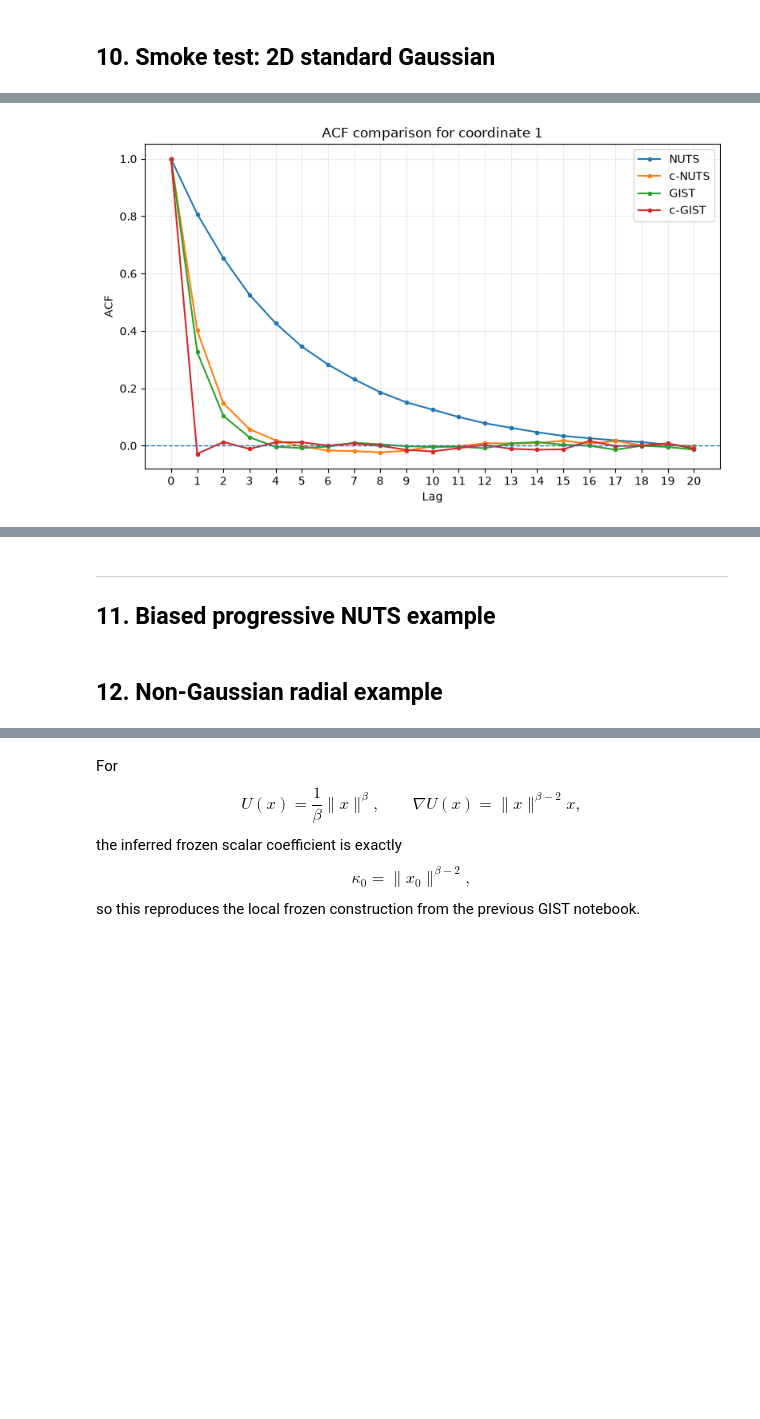
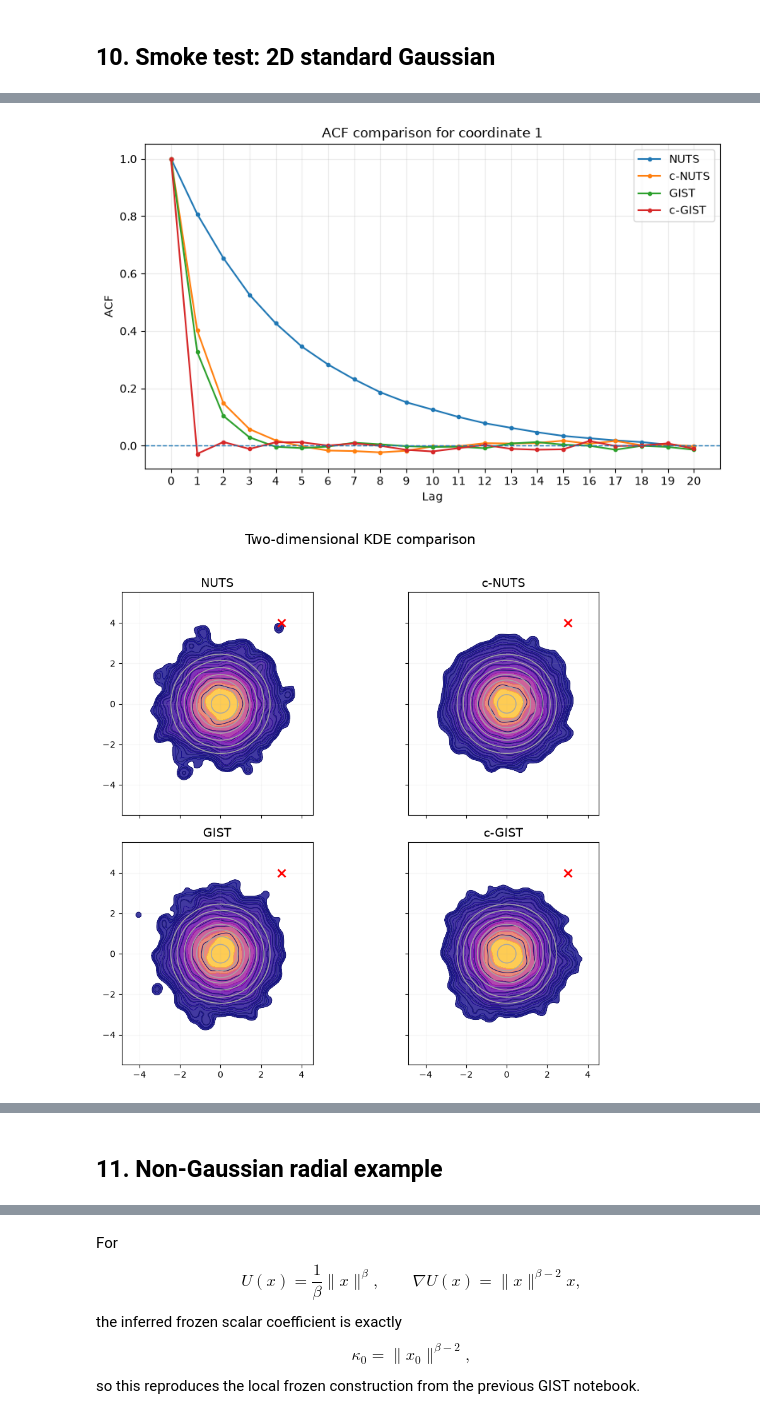
Before and after one commit to PZhou114/NUTS_simulation, a Jupyter notebook: Function-Package for implementing and comparing circularised samplers/(ACTIVE)_Generalised_nuts_gist_circularised_v0_1.ipynb, the cells around one changed output, grey strips where cells are left out. Saved outputs shown, nothing was run; the diff lists cells and outputs as text; code cells hidden in the pictures; blank space fills up the shorter version.

```diff
--- a/Function-Package for implementing and comparing circularised samplers/(ACTIVE)_Generalised_nuts_gist_circularised_v0_1.ipynb
+++ b/Function-Package for implementing and comparing circularised samplers/(ACTIVE)_Generalised_nuts_gist_circularised_v0_1.ipynb
@@ -166,9 +167,9 @@ class Hamiltonian_System:
         h = direction * self.stepsize
         p_half = state.p - 0.5 * h * state.grad  # half-step momentum update
         x_new = state.x + h * p_half  # full-step position update, with unit mass assumption
-        g_new = self.target.gradient(x_new)  # compute gradient at new position
-        p_new = p_half - 0.5 * h * g_new  # half-step momentum update
-        return PhaseState(x_new, p_new, g_new)
+        grad_new = self.target.gradient(x_new)  # compute gradient at new position
+        p_new = p_half - 0.5 * h * grad_new  # half-step momentum update
+        return PhaseState(x_new, p_new, grad_new)
 
     def kinetic(self, p) -> float:
         """Return the kinetic energy for momentum p, assuming unit mass matrix."""
@@ -1813,12 +2297,25 @@ stepsize = 0.099  # stepsize choice seems important - for 0.099 we shall have go
 n_samples = 10000
 n_realisations = 5  # number of repeated realisations of the sampling experiment to check for consistency and stability of the results
 
-acf_values, summaries = run_sampler_comparison(target_potential=gaussian_potential,
+# we show both the uniform progressive and biased progressive sampling result
+acf_values, sample_values, summaries = run_sampler_comparison(target_potential=gaussian_potential,
                        target_grad=gaussian_grad,
                        x0=x0,
                        stepsize=stepsize,
+                       selection="uniform_progressive",
                        n_samples=n_samples,
                        n_realisations=n_realisations,
-                       plot_acf=True, acf_coordinate=0)
+                       plot_acf=True, acf_coordinate=0,
+                       plot_kde=True, kde_grid_points=150)
+
+acf_values, sample_values, summaries = run_sampler_comparison(target_potential=gaussian_potential,
+                       target_grad=gaussian_grad,
+                       x0=x0,
+                       stepsize=stepsize,
+                       selection="biased_progressive",
+                       n_samples=n_samples,
+                       n_realisations=n_realisations,
+                       plot_acf=True, acf_coordinate=0,
+                       plot_kde=True, kde_grid_points=150)
 # %% [output]
 =========================================================================================================
@@ -1841 +2331,2 @@ c-GIST         10601.9           7.844            1334.8              65.0
 [figure]
+[figure, added]
@@ -1842,4 +2344,0 @@ c-GIST         10601.9           7.844            1334.8              65.0
-# %% [markdown]
----
-
-## 11. Biased progressive NUTS example
@@ -1866,2 +2345,2 @@ c-GIST         10601.9           7.844            1334.8              65.0
 # %% [markdown]
-## 12. Non-Gaussian radial example
+## 11. Non-Gaussian radial example
```
Also changed, not shown: parts of 14 cells of this notebook.
